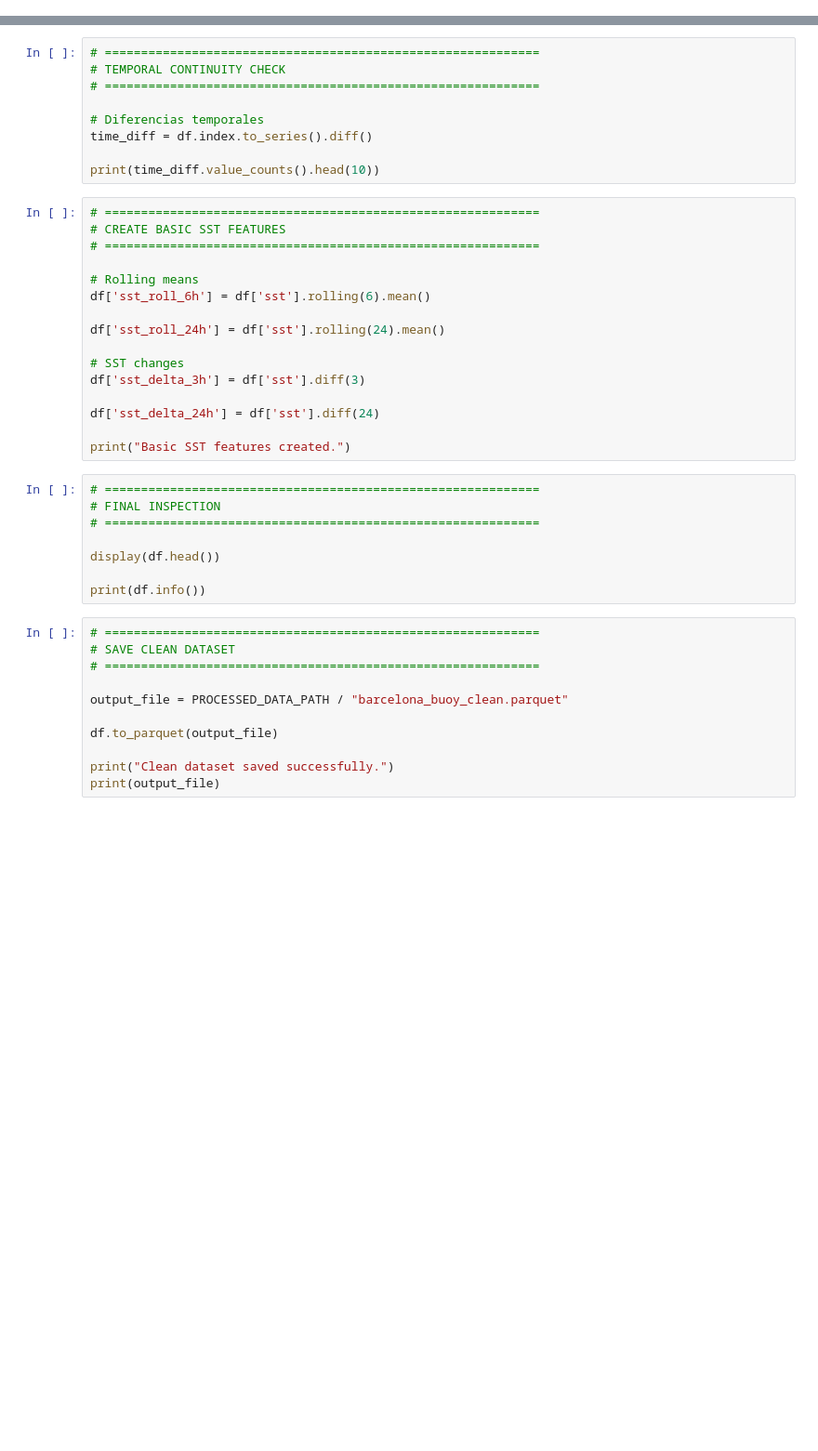
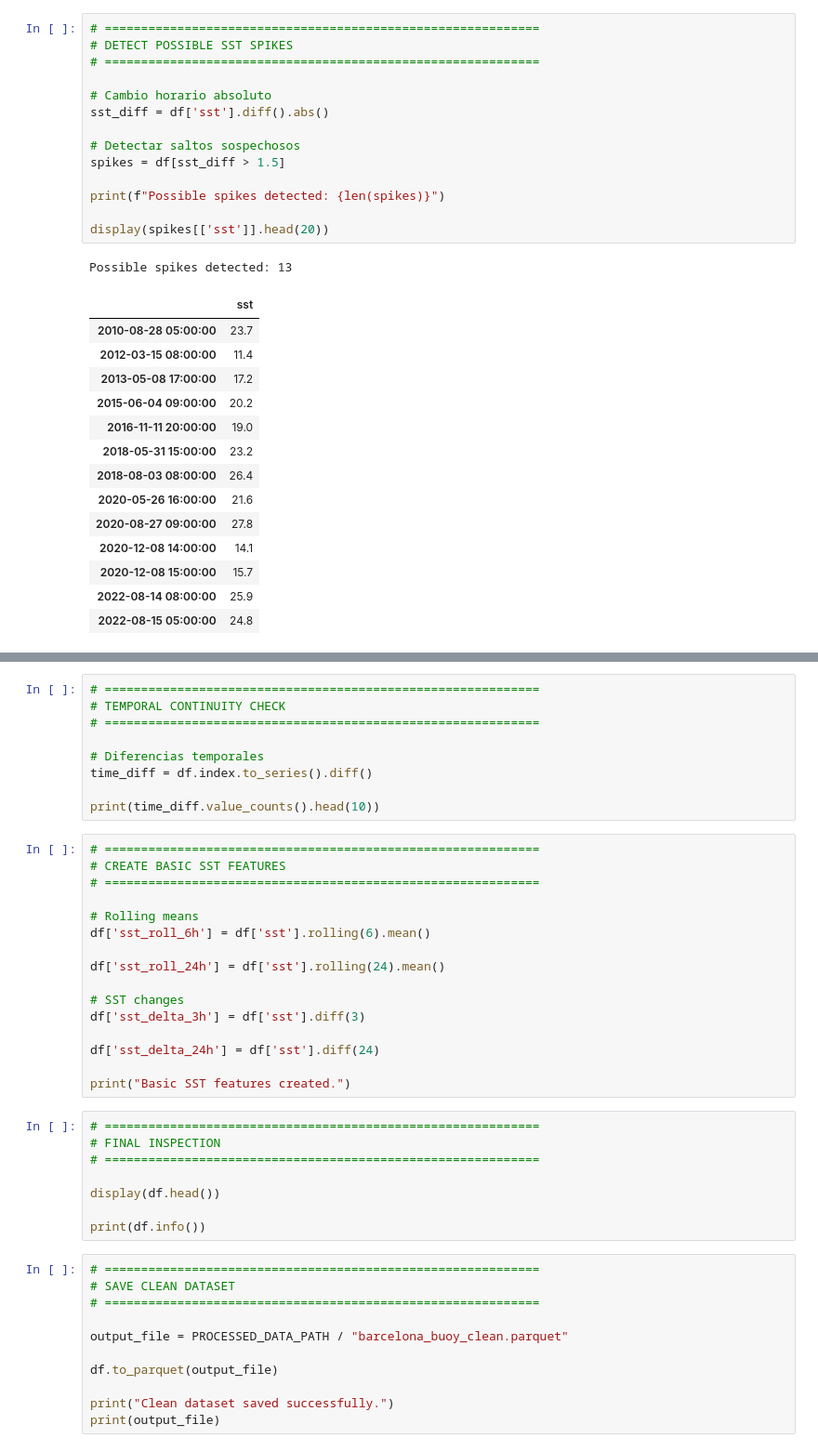
Before and after one commit to rogerloop/03_Especialitzacio, a Jupyter notebook: Project/thermal-wind-prediction/notebooks/01_Buoy_Data_Preprocessing.ipynb, the cells around one changed output, grey strips where cells are left out. Shown at 93% size. Cells and saved outputs as stored; diff of their text form; blank space fills up the shorter version.

```diff
--- a/Project/thermal-wind-prediction/notebooks/01_Buoy_Data_Preprocessing.ipynb
+++ b/Project/thermal-wind-prediction/notebooks/01_Buoy_Data_Preprocessing.ipynb
@@ -213,0 +545,30 @@ print("SST interpolation completed.")
+# %%
+# ============================================================
+# DETECT POSSIBLE SST SPIKES
+# ============================================================
+
+# Cambio horario absoluto
+sst_diff = df['sst'].diff().abs()
+
+# Detectar saltos sospechosos
+spikes = df[sst_diff > 1.5]
+
+print(f"Possible spikes detected: {len(spikes)}")
+
+display(spikes[['sst']].head(20))
+# %% [output]
+Possible spikes detected: 13
+|  | sst |
+| 2010-08-28 05:00:00 | 23.7 |
+| 2012-03-15 08:00:00 | 11.4 |
+| 2013-05-08 17:00:00 | 17.2 |
+| 2015-06-04 09:00:00 | 20.2 |
+| 2016-11-11 20:00:00 | 19.0 |
+| 2018-05-31 15:00:00 | 23.2 |
+| 2018-08-03 08:00:00 | 26.4 |
+| 2020-05-26 16:00:00 | 21.6 |
+| 2020-08-27 09:00:00 | 27.8 |
+| 2020-12-08 14:00:00 | 14.1 |
+| 2020-12-08 15:00:00 | 15.7 |
+| 2022-08-14 08:00:00 | 25.9 |
+| 2022-08-15 05:00:00 | 24.8 |
```
Also changed, not shown: parts of 37 cells of this notebook.
